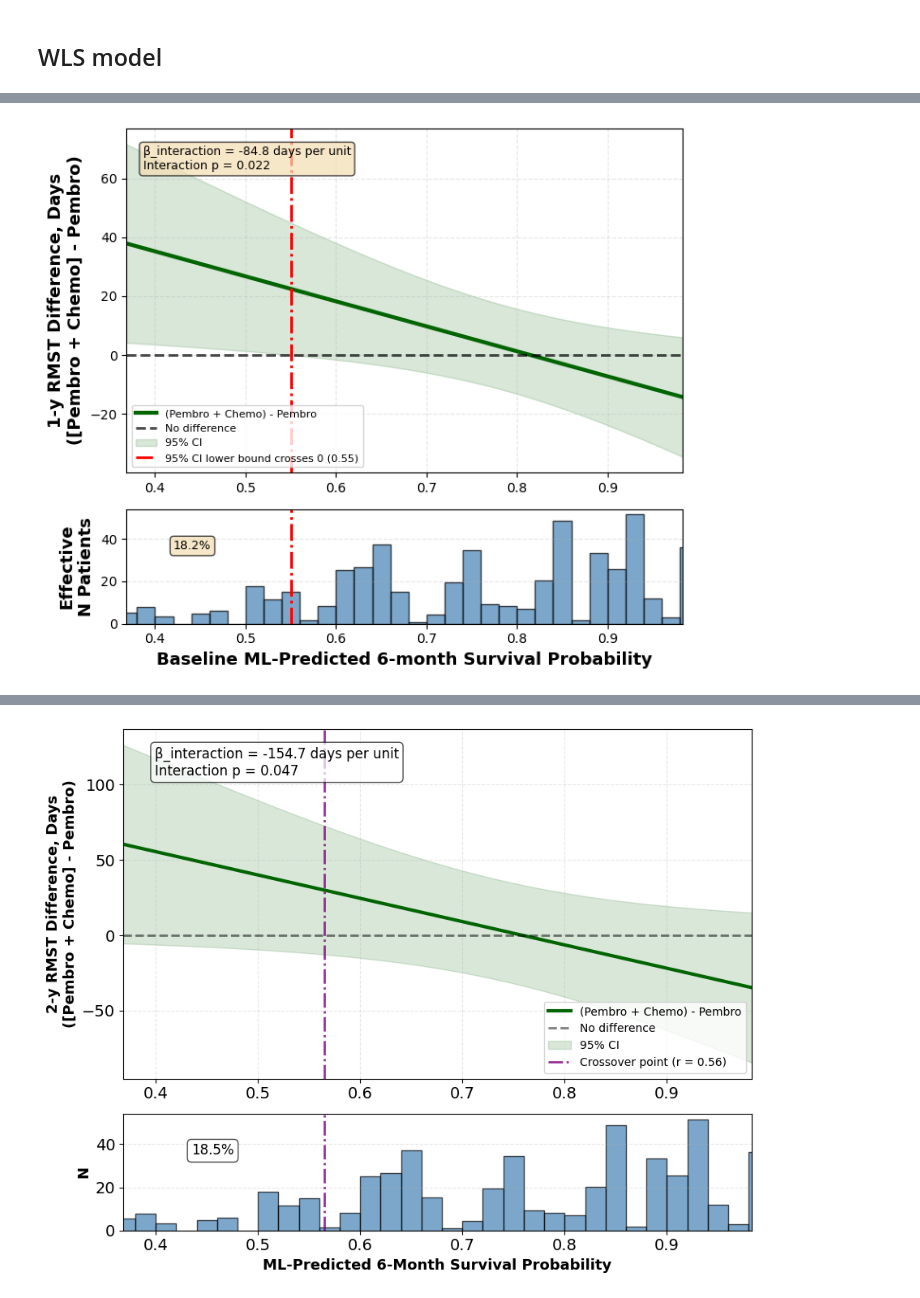
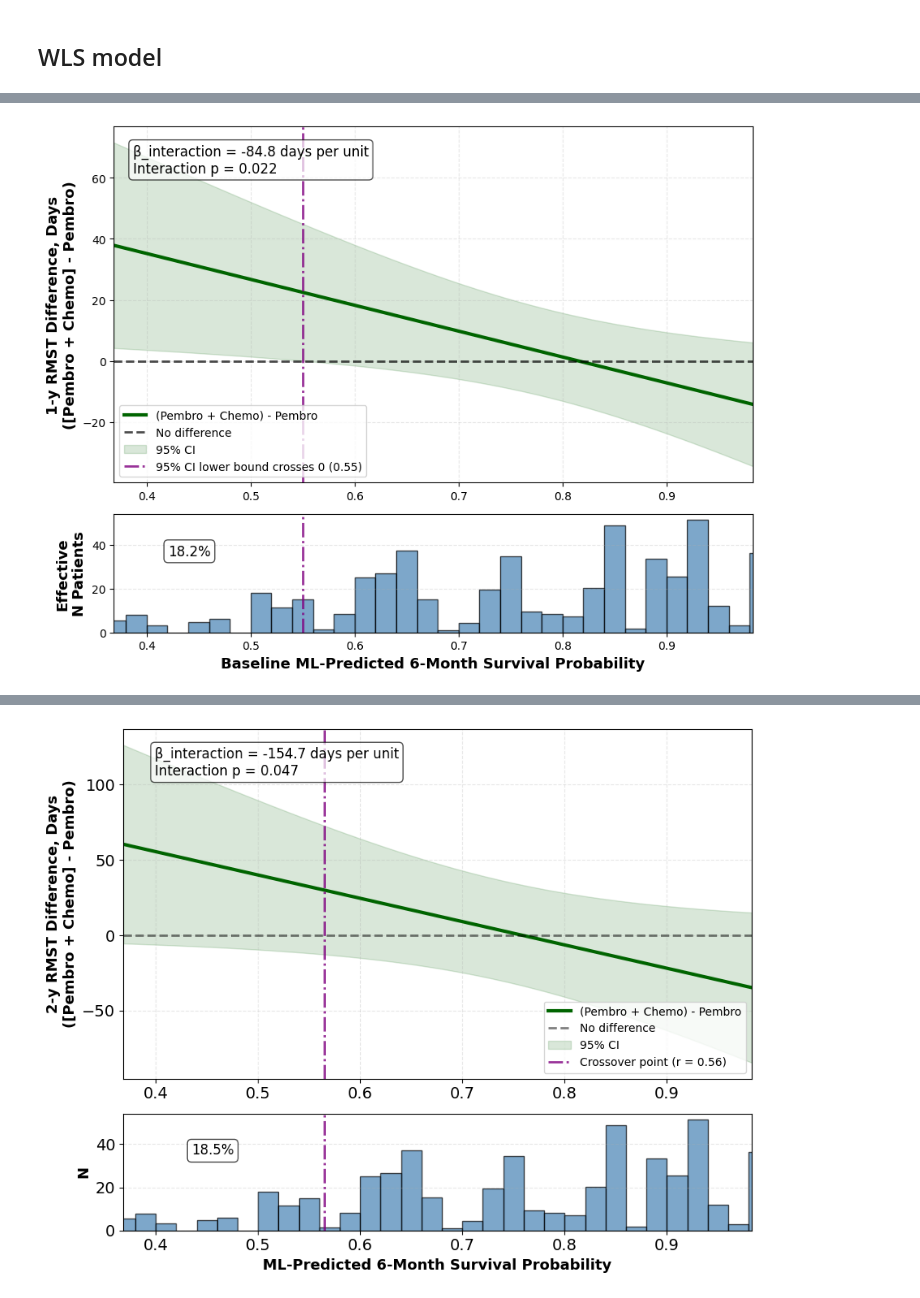
Before and after one commit to xavier-orcutt/io-heterogeneity, a Jupyter notebook: advHeadNeck/notebooks/wls_rmst.ipynb, the cells around one changed output, grey strips where cells are left out. Saved outputs shown, nothing was run; the diff lists cells and outputs as text; code cells hidden in the pictures.

```diff
--- a/advHeadNeck/notebooks/wls_rmst.ipynb
+++ b/advHeadNeck/notebooks/wls_rmst.ipynb
@@ -195,7 +195,7 @@ effect_1y_df = calculate_treatment_effect_curve_rmst(
 )
 
 # Plot treatment effect
-fig, (ax1, ax2) = plt.subplots(2, 1, figsize = (7, 6), gridspec_kw = {'height_ratios': [3, 1]})
+fig, (ax1, ax2) = plt.subplots(2, 1, figsize = (9, 7), gridspec_kw = {'height_ratios': [3, 1]})
 
 ax1.plot(effect_1y_df['baseline'], effect_1y_df['treatment_effect'],
          linewidth = 3, color = 'darkgreen', label = '(Pembro + Chemo) - Pembro')
@@ -212,12 +212,12 @@ ci_crosses_zero = np.where(np.diff(np.sign(effect_1y_df['ci_lower'])))[0]
 if len(ci_crosses_zero) > 0:
     for idx in ci_crosses_zero:
         ci_cross_val = psurv_grid[idx]
-        ax1.axvline(x = ci_cross_val, color = 'red', linestyle = '-.', linewidth = 2,
+        ax1.axvline(x = ci_cross_val, color = 'purple', alpha = 0.8, linestyle = '-.', linewidth = 2,
                    label = f'95% CI lower bound crosses 0 ({ci_cross_val:.2f})')
 
 ax1.set_ylabel('1-y RMST Difference, Days\n([Pembro + Chemo] - Pembro)', fontsize = 13, fontweight = 'bold')
 
-ax1.legend(fontsize = 8, loc = 'lower left')
+ax1.legend(fontsize = 10, loc = 'lower left')
 ax1.grid(alpha = 0.3, linestyle = '--')
 ax1.set_xlim([psurv_grid.min(), psurv_grid.max()])
 
@@ -237,47 +237,47 @@ stats_text += f'Interaction p = {pval_text}'
 
 ax1.text(0.03, 0.95, stats_text,
          transform = ax1.transAxes,
-         fontsize = 9,
+         fontsize = 12,
          verticalalignment = 'top',
          horizontalalignment = 'left',
-         bbox = dict(boxstyle = 'round', facecolor ='wheat', alpha = 0.7))
+         bbox = dict(boxstyle = 'round', facecolor ='white', alpha = 0.7))
 
 # Bottom panel
 ax2.hist(overlap_df['psurv_180_calibrated'],
          bins = 50,
          weights = overlap_df['overlap_weight'],
          alpha = 0.7,
          edgecolor = 'black',
          color = 'steelblue')
 
 # Add CI crossing lines to bottom panel too
 if len(ci_crosses_zero) > 0:
     for idx in ci_crosses_zero:
         ci_cross_val = psurv_grid[idx]
-        ax2.axvline(x = ci_cross_val, color = 'red', linestyle = '-.', linewidth = 2)
+        ax2.axvline(x = ci_cross_val, color = 'purple', alpha = 0.8, linestyle = '-.', linewidth = 2)
 
 # Calculate weighted percentile below threshold
 weighted_pct_below = (
     overlap_df.loc[overlap_df['psurv_180_calibrated'] <= ci_cross_val, 'overlap_weight'].sum() /
     overlap_df['overlap_weight'].sum() * 100
 )
 
 # Add percentile annotation
 ax2.text(ci_cross_val - 0.13, ax2.get_ylim()[1]*0.65,
          f"{weighted_pct_below:.1f}%",
-         ha = 'left', fontsize = 9,
-         bbox = dict(boxstyle = 'round', facecolor = 'wheat', alpha = 0.7))
+         ha = 'left', fontsize = 12,
+         bbox = dict(boxstyle = 'round', facecolor = 'white', alpha = 0.7))
 
-ax2.set_xlabel('Baseline ML-Predicted 6-month Survival Probability', fontsize = 13, fontweight = 'bold')
+ax2.set_xlabel('Baseline ML-Predicted 6-Month Survival Probability', fontsize = 13, fontweight = 'bold')
 ax2.set_ylabel('Effective\nN Patients', fontsize = 13, fontweight = 'bold')
 ax2.set_xlim([psurv_grid.min(), psurv_grid.max()])
 ax2.grid(alpha = 0.3, linestyle = '--', axis = 'y')
 
 plt.tight_layout()
 plt.savefig('../outputs/wls_rmst_1y.pdf', format = 'pdf', bbox_inches = 'tight')
 plt.show()
 # %% [output]
-[figure, old version]
+[figure, new version]
 # %%
 formula_2y = 'rmst_pseudo_2y ~ treatment * psurv_180_calibrated'
 
```
Also changed, not shown: parts of 3 cells of this notebook, 5 other files.
